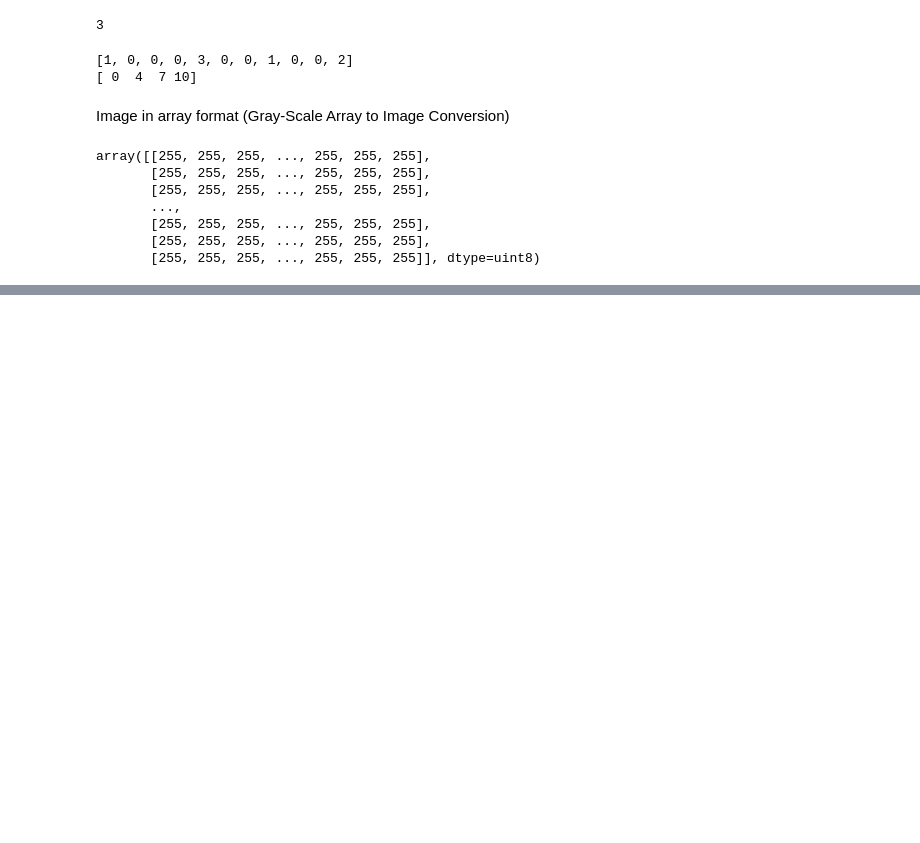
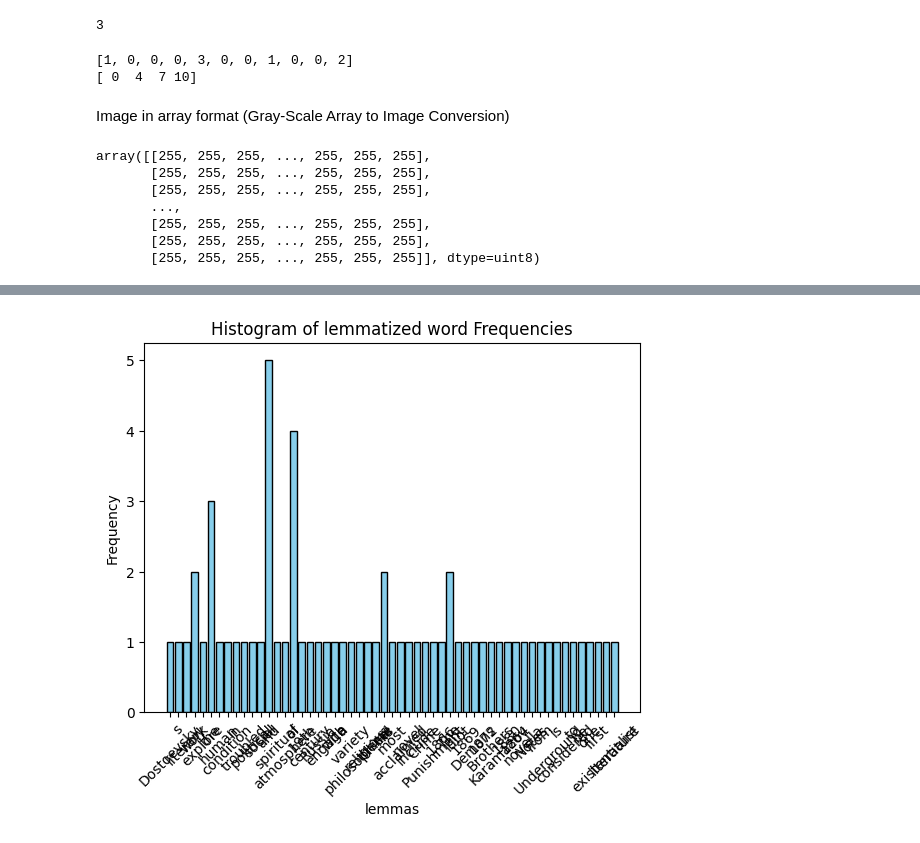
Before and after one commit to PuyaAmini/opt-Math, a Jupyter notebook: Linear Algebra/Vectors/vectors.ipynb, the cells around one changed output, grey strips where cells are left out. Saved outputs shown, nothing was run; the diff lists cells and outputs as text; code cells hidden in the pictures; blank space fills up the shorter version.

Commit message:
Word count and histogram + word cloud

```diff
--- a/Linear Algebra/Vectors/vectors.ipynb
+++ b/Linear Algebra/Vectors/vectors.ipynb
@@ -104,0 +122,3 @@ restored_img.show()
+# %%
+#sample text :
+text = "Dostoevsky's literary works explore the human condition in the troubled political, social, and spiritual atmospheres of 19th-century Russia, and engage with a variety of philosophical and religious themes. His most acclaimed novels include Crime and Punishment (1866), The Idiot (1869), Demons (1872), and The Brothers Karamazov (1880). His 1864 novella Notes from Underground is considered to be one of the first works of existentialist literature"
@@ -104,0 +142,18 @@ restored_img.show()
+# %%
+#Initialize a tokenizer
+tokenizer = RegexpTokenizer(r'\w+')
+
+# tokenize the text
+tokens = tokenizer.tokenize(text)
+
+# create a Stemmer object(initialize a lemmatizer)
+lemmatizer = WordNetLemmatizer()
+
+#stem the tokens (lemmatize)
+lemmas = [ lemmatizer.lemmatize(token)
+         for token in tokens]
+
+#count the frequency of each stem (lemma)
+lemma_counts = Counter(lemmas)
+
+lemma_counts
@@ -104,0 +178,11 @@ restored_img.show()
+# %%
+#plot the histogram:
+plt.bar(lemma_counts.keys() , lemma_counts.values() ,
+        color = 'skyblue', edgecolor = 'black')
+plt.xlabel('lemmas')
+plt.ylabel('Frequency')
+plt.title('Histogram of lemmatized word Frequencies')
+plt.xticks(rotation = 45)
+plt.show()
+# %% [output]
+[figure, added]
```
Also changed, not shown: parts of 5 cells of this notebook.
